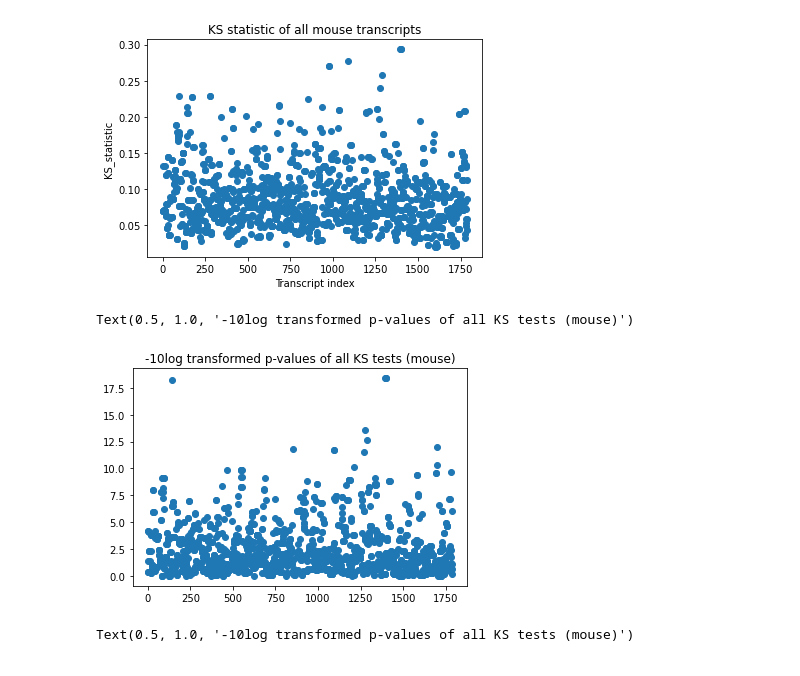
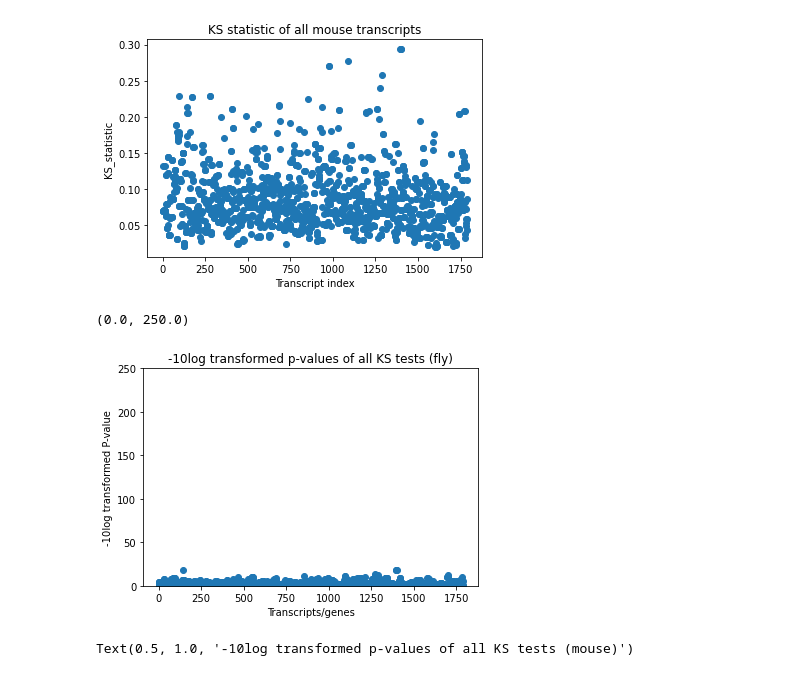
Before and after one commit to Raif-fl/Fall_2021_Work_journal, a Jupyter notebook: KS_stat/dmel_KS_like.ipynb, the cells around one changed output. Saved outputs shown, nothing was run; the diff lists cells and outputs as text; code cells hidden in the pictures.

```diff
--- a/KS_stat/dmel_KS_like.ipynb
+++ b/KS_stat/dmel_KS_like.ipynb
@@ -108,13 +108,14 @@ Text(0.5, 1.0, 'KS statistic of all mouse transcripts')
 [figure]
 # %%
 plt.scatter(list(range(len(df["-10logp"]))), df["-10logp"])
-#plt.ylabel("P-value")
-#plt.xlabel("Transcript index")
-plt.title("-10log transformed p-values of all KS tests (mouse)")
+plt.ylabel("-10log transformed P-value")
+plt.xlabel("Transcripts/genes")
+plt.title("-10log transformed p-values of all KS tests (fly)")
+plt.ylim(0,250)
 #plt.plot([0,len(p_list)],[0.506,0.506], "r")
 # %% [output]
-Text(0.5, 1.0, '-10log transformed p-values of all KS tests (mouse)')
+(0.0, 250.0)
-[figure, old version]
+[figure, new version]
 # %%
 # Load in the table of Fmr1 targets
 Fmr1_targets = pd.read_csv('/home/keeganfl/Desktop/Work_Fall_2021/Fall_2021_Work_journal/Fmr1_targets.csv')
```
Also changed, not shown: parts of 28 cells of this notebook, 11 other files.
